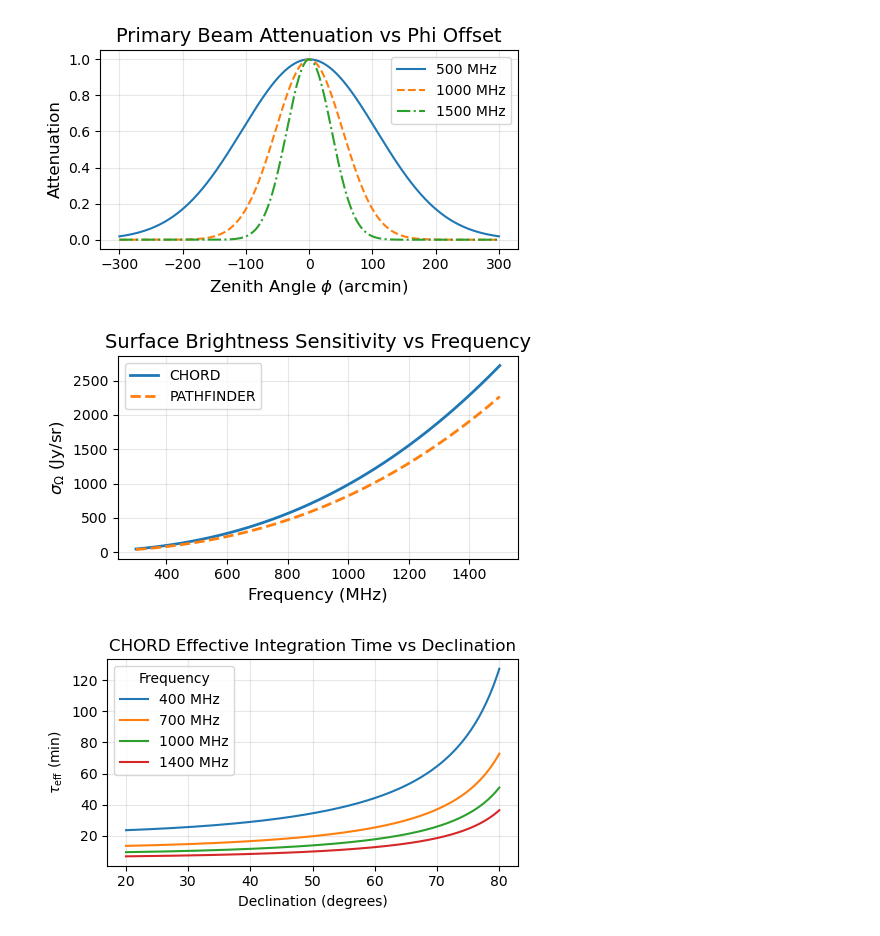
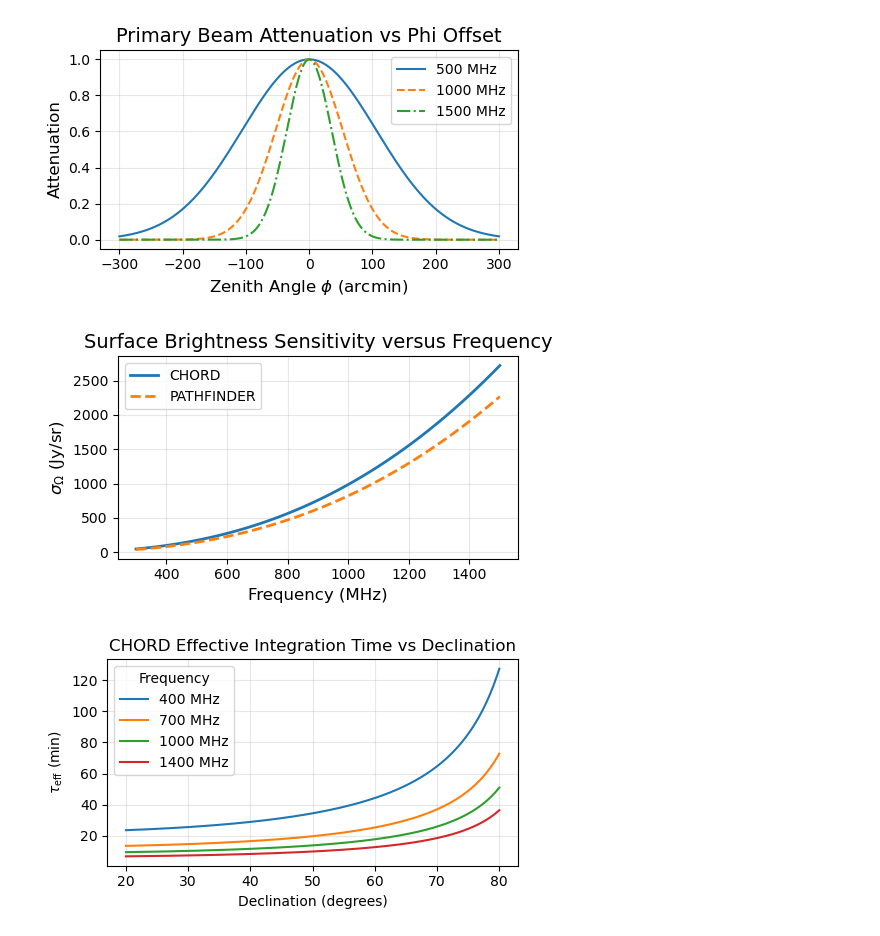
Before and after one commit to DuncanCSt/CHORD_Sensitivity, a Jupyter notebook: notebooks/sensitivity/noise_rms.ipynb, the cells around one changed output. Saved outputs shown, nothing was run; the diff lists cells and outputs as text; code cells hidden in the pictures.

Commit message:
Fix references and change vs to versus

```diff
--- a/notebooks/sensitivity/noise_rms.ipynb
+++ b/notebooks/sensitivity/noise_rms.ipynb
@@ -139,28 +139,28 @@ plt.savefig(output_dir / "chord_primary_beam_attenuation.png", dpi=300, bbox_inc
 # %%
 freq_range = np.linspace(300, 1500, 100).tolist()  # list to satisfy type checker
 bandwidth = 5 * 1e3  # Hz (5 kHz)
 
 chord_sigma = np.array(chord.sigma_rms(freq=freq_range, delta_nu=bandwidth))
 pathfinder_sigma = np.array(pathfinder.sigma_rms(freq=freq_range, delta_nu=bandwidth))
 
 chord_solid_angle = np.array(chord.S_solid_angle(freq=freq_range))
 pathfinder_solid_angle = np.array(pathfinder.S_solid_angle(freq=freq_range))
 
 surface_brightness_chord = chord_sigma / chord_solid_angle
 surface_brightness_pathfinder = pathfinder_sigma / pathfinder_solid_angle
 
 fig, ax = plt.subplots(figsize=(5, 3))
 ax.plot(freq_range, surface_brightness_chord, label="CHORD", linewidth=2)
 ax.plot(freq_range, surface_brightness_pathfinder, label="PATHFINDER", linestyle="--", linewidth=2)
 ax.set_xlabel("Frequency (MHz)", fontsize=12)
 ax.set_ylabel(r"$\sigma_\Omega$ (Jy/sr)", fontsize=12)
-ax.set_title("Surface Brightness Sensitivity vs Frequency", fontsize=14)
+ax.set_title("Surface Brightness Sensitivity versus Frequency", fontsize=14)
 ax.legend()
 ax.grid(True, alpha=0.3)
 plt.tight_layout()
 plt.savefig(output_dir / "chord_pathfinder_surface_brightness_sensitivity.png", dpi=300, bbox_inches="tight")
 # %% [output]
-[figure, old version]
+[figure, new version]
 # %%
 fig, ax = plt.subplots(figsize=(5, 3))
 
```
Also changed, not shown: parts of 4 cells of this notebook, 3 other files.
